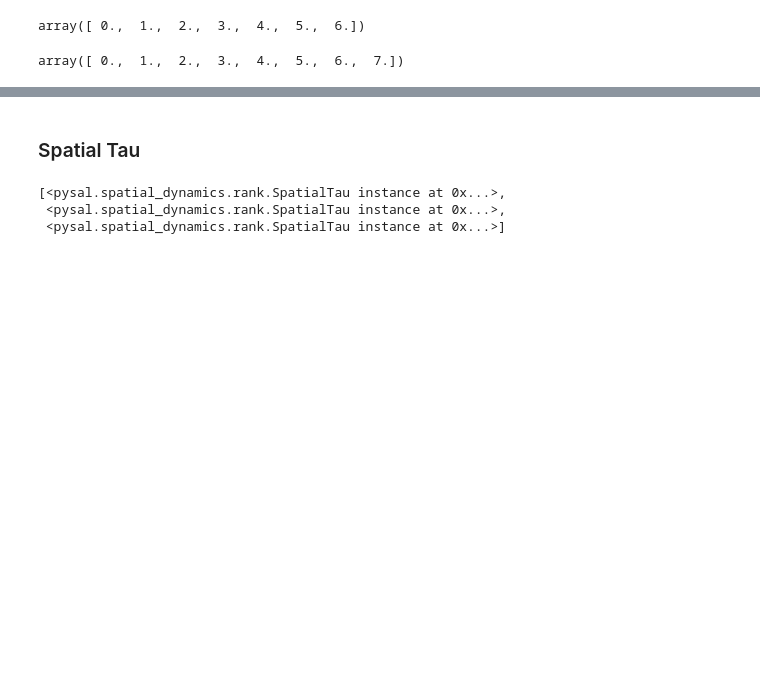
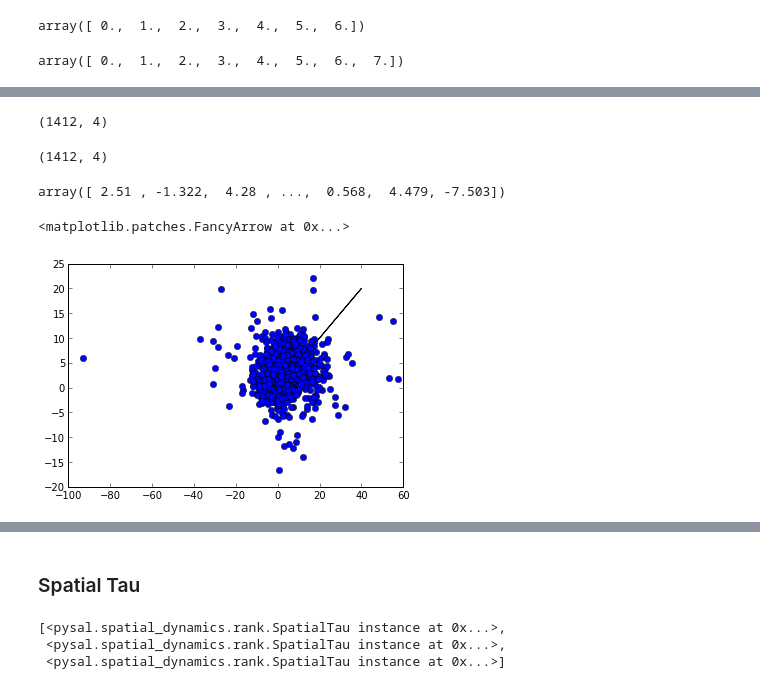
Before and after one commit to sjsrey/pysal_introduction, a Jupyter notebook: src/illustration.ipynb, the cells around one changed output, grey strips where cells are left out. Drawn from its saved outputs; the diff is of its cells as text; code cells hidden in the pictures; blank space fills up the shorter version.

```diff
--- a/src/illustration.ipynb
+++ b/src/illustration.ipynb
@@ -622,0 +636,2 @@ array([ 0.,  1.,  2.,  3.,  4.,  5.,  6.,  7.])
+# %%
+hrlag = np.array([ ps.lag_spatial(wq, y) for y in hr_mat.T ]).T
@@ -622,0 +648,21 @@ array([ 0.,  1.,  2.,  3.,  4.,  5.,  6.,  7.])
+# %%
+hr_mat.shape
+# %% [output]
+(1412, 4)
+# %%
+hrlag.shape
+# %% [output]
+(1412, 4)
+# %%
+yd = hr_mat[:,1:] - hr_mat[:,0:-1]
+yld = hrlag[:,1:] - hrlag[:, 0:-1]
+# %%
+yd[:,0]
+# %% [output]
+array([ 2.51 , -1.322,  4.28 , ...,  0.568,  4.479, -7.503])
+# %%
+plot(yd[:,0], yld[:,0], 'o')
+arrow(0,0, 40,20 )
+# %% [output]
+<matplotlib.patches.FancyArrow at 0x...>
+[figure, added]
```
Also changed, not shown: parts of 17 cells of this notebook, 1 other file.
